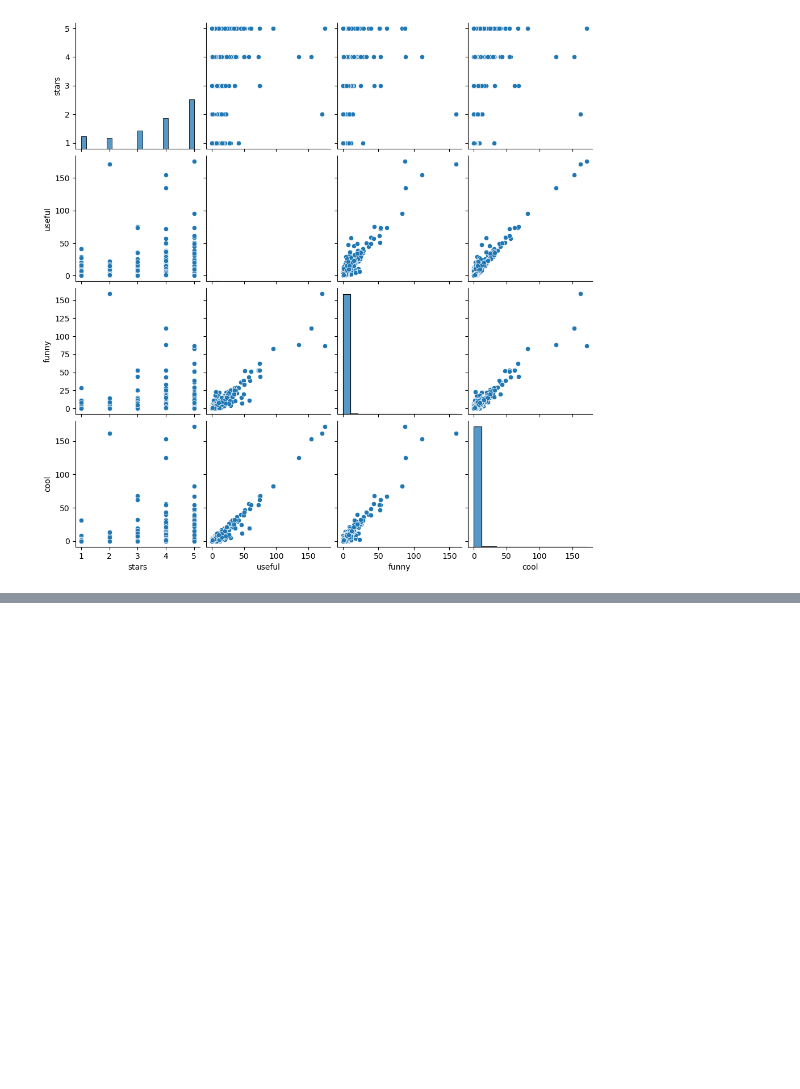
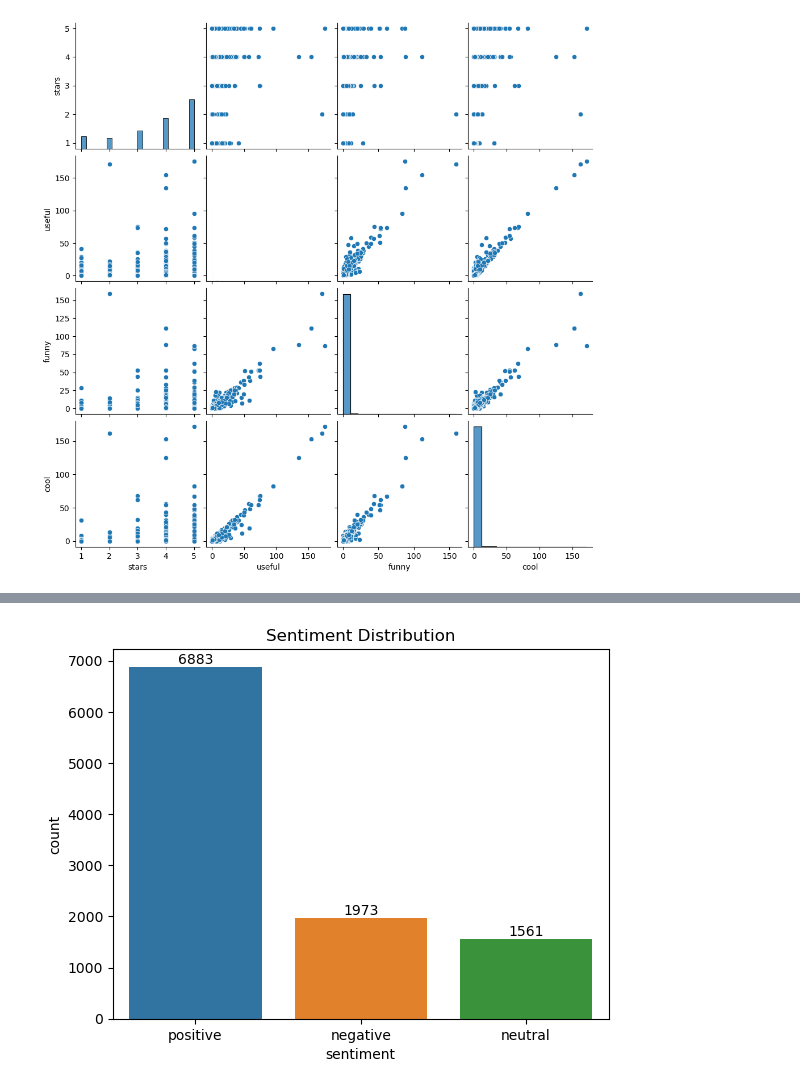
Before and after one commit to zafermesut/ai-crash-course, a Jupyter notebook: Homeworks/NLP-Classification/Restaurant.ipynb, the cells around one changed output, grey strips where cells are left out. Drawn from its saved outputs; the diff is of its cells as text; code cells hidden in the pictures; blank space fills up the shorter version.

```diff
--- a/Homeworks/NLP-Classification/Restaurant.ipynb
+++ b/Homeworks/NLP-Classification/Restaurant.ipynb
@@ -155,0 +162,3 @@ plt.show()
+# %%
+df['sentiment'] = df['stars'].apply(lambda x: 'positive' if x > 3 else 'neutral' if x == 3 else 'negative')
+df = df.reindex(columns=['stars','sentiment'] + [col for col in df.columns if col != 'sentiment' and col != 'stars'])
@@ -155,0 +247,7 @@ plt.show()
+# %%
+# Sentiment Distribution
+ax = sns.countplot(x='sentiment', data=df)
+ax.bar_label(ax.containers[0])
+plt.title('Sentiment Distribution');
+# %% [output]
+[figure, added]
```
Also changed, not shown: parts of 10 cells of this notebook.
